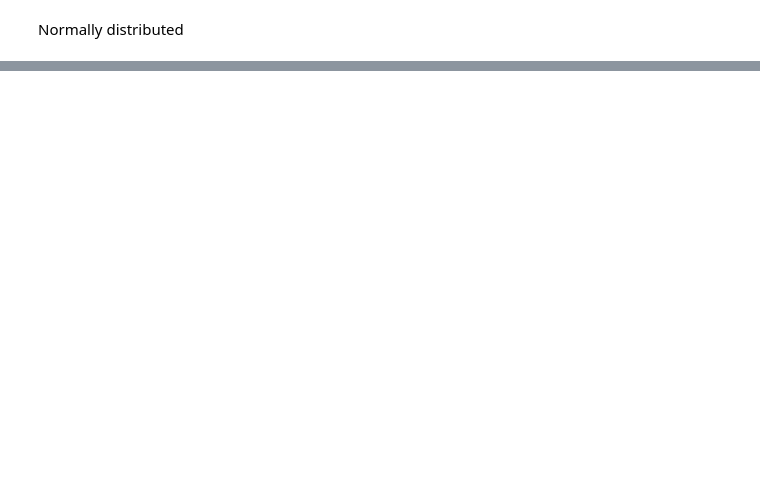
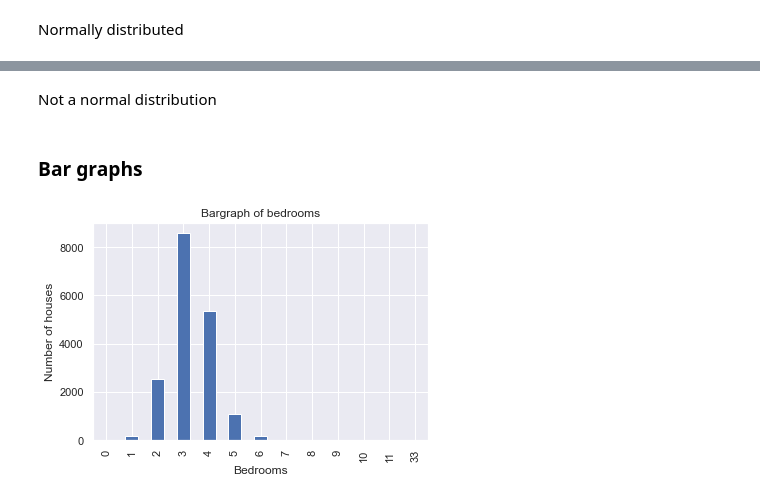
Before and after one commit to mbururyan/HAAS-house-prices, a Jupyter notebook: house-price-reg.ipynb, the cells around one changed output, grey strips where cells are left out. Cells and saved outputs as stored; diff of their text form; code cells hidden in the pictures; blank space fills up the shorter version.

```diff
--- a/house-price-reg.ipynb
+++ b/house-price-reg.ipynb
@@ -349,0 +366,13 @@ Normally distributed as well
+# %% [markdown]
+Not a normal distribution
+# %% [markdown]
+### Bar graphs
+# %%
+# Most popular number of bedrooms
+df.groupby('bedrooms')['bedrooms'].count().plot(kind='bar')
+plt.title('Bargraph of bedrooms')
+plt.xlabel('Bedrooms')
+plt.ylabel('Number of houses')
+plt.show()
+# %% [output]
+[figure, added]
```
Also changed, not shown: parts of 41 cells of this notebook.
